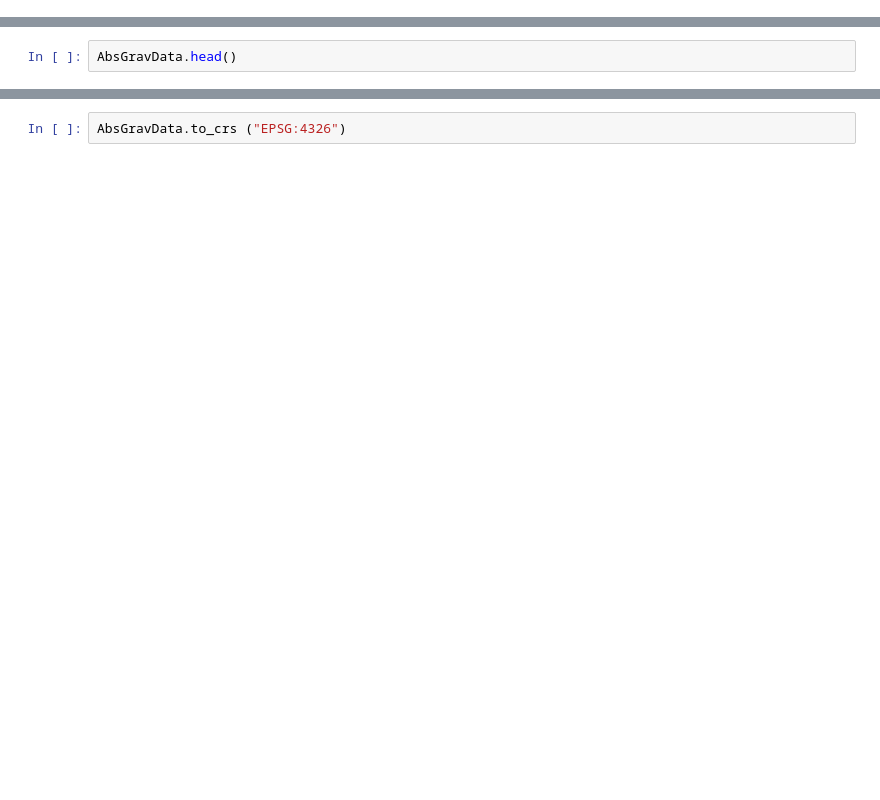
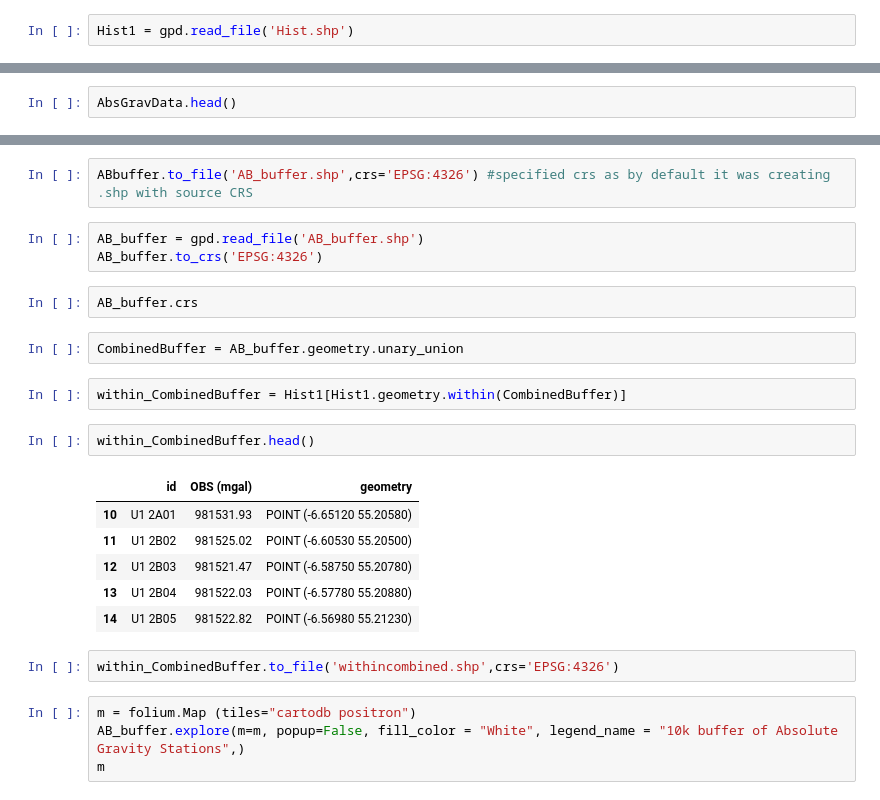
Before and after one commit to M8434/NI_Gravity_Data, a Jupyter notebook: NI_Gravity_Map DEV.ipynb, the cells around one changed output, grey strips where cells are left out. Saved outputs shown, nothing was run; the diff lists cells and outputs as text; blank space fills up the shorter version.

Commit message:
Tidying Script
Tidying script and attempting to make the Folium map pretty

```diff
--- a/NI_Gravity_Map DEV.ipynb
+++ b/NI_Gravity_Map DEV.ipynb
@@ -14,3 +16,5 @@ HistGravData.head() #sanity check
+# %%
+Hist1 = gpd.read_file('Hist.shp')
 # %%
 df = pd.read_csv('OSNIAbsoluteGravity.csv') #Absolute Gravity Data
 AbsGravData = gpd.GeoDataFrame(df['Station Name'], #Keep only Station Name
@@ -20,3 +30,27 @@ AbsGravData.head()
+# %%
+ABbuffer.to_file('AB_buffer.shp',crs='EPSG:4326') #specified crs as by default it was creating .shp with source CRS
 # %%
-AbsGravData.to_crs ("EPSG:4326")
+AB_buffer = gpd.read_file('AB_buffer.shp')
+AB_buffer.to_crs('EPSG:4326')
+# %%
+AB_buffer.crs
+# %%
+CombinedBuffer = AB_buffer.geometry.unary_union
+# %%
+within_CombinedBuffer = Hist1[Hist1.geometry.within(CombinedBuffer)]
+# %%
+within_CombinedBuffer.head()
+# %% [output]
+|  | id | OBS (mgal) | geometry |
+| 10 | U1 2A01 | 981531.93 | POINT (-6.65120 55.20580) |
+| 11 | U1 2B02 | 981525.02 | POINT (-6.60530 55.20500) |
+| 12 | U1 2B03 | 981521.47 | POINT (-6.58750 55.20780) |
+| 13 | U1 2B04 | 981522.03 | POINT (-6.57780 55.20880) |
+| 14 | U1 2B05 | 981522.82 | POINT (-6.56980 55.21230) |
+# %%
+within_CombinedBuffer.to_file('withincombined.shp',crs='EPSG:4326')
+# %%
+m = folium.Map (tiles="cartodb positron")
+AB_buffer.explore(m=m, popup=False, fill_color = "White", legend_name = "10k buffer of Absolute Gravity Stations",)
+m
 # %%
```
Also changed, not shown: parts of 11 cells of this notebook, 23 other files.
